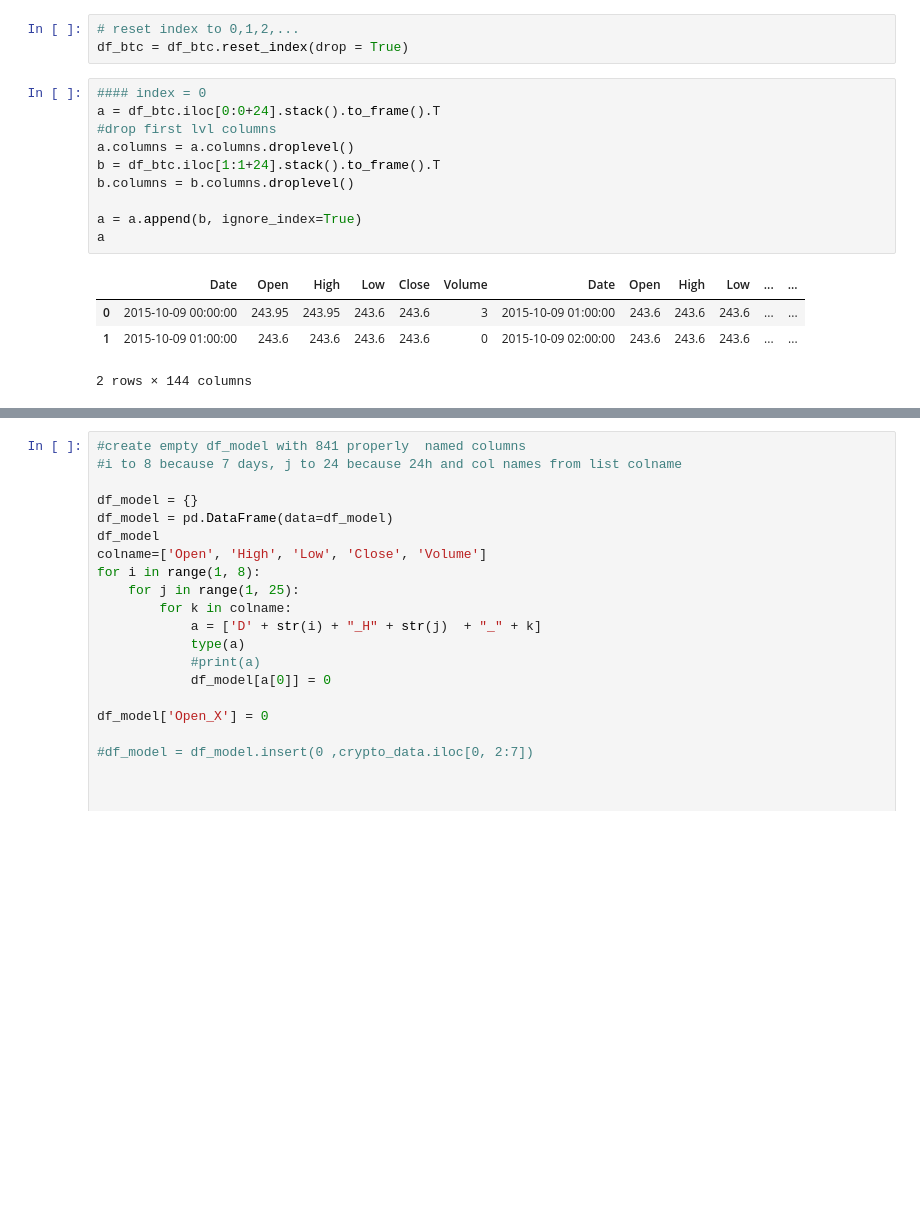
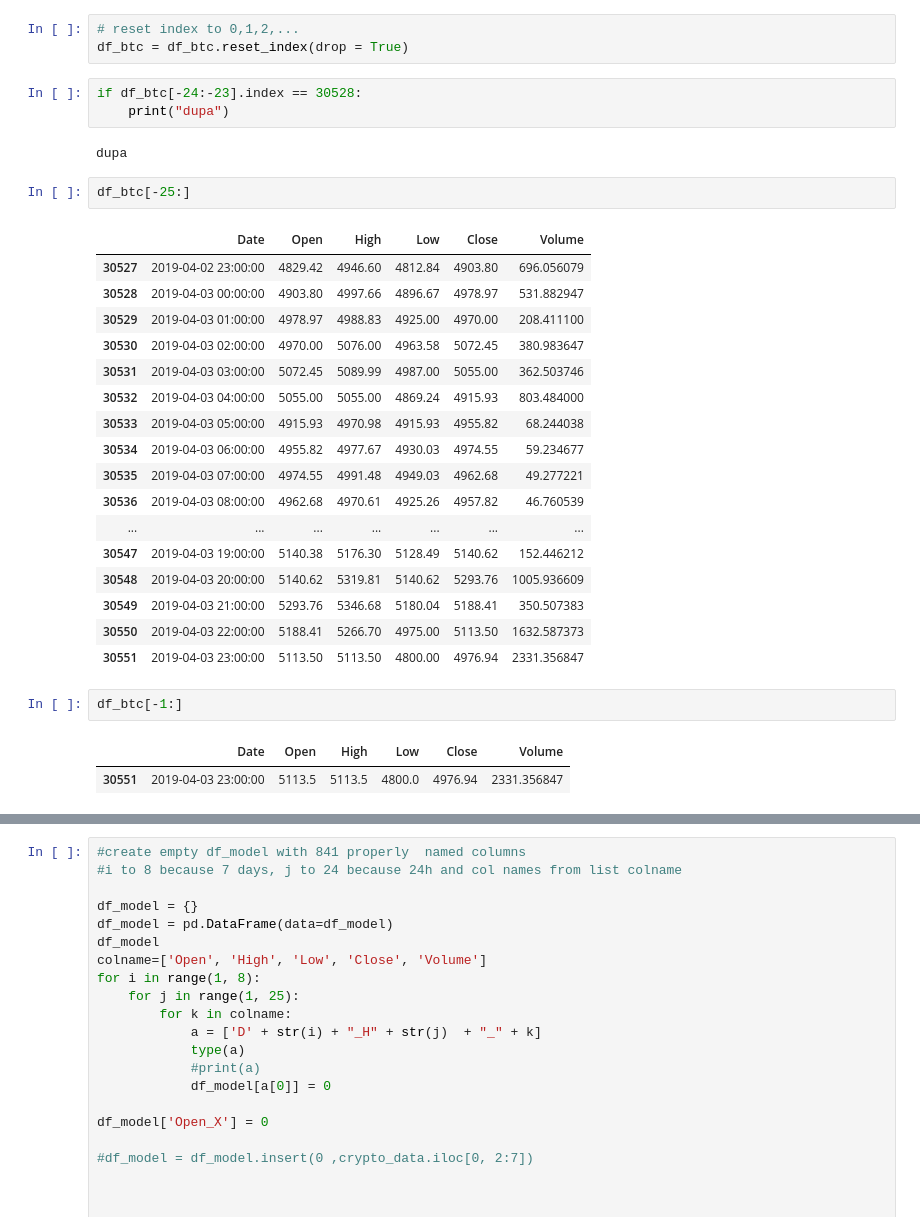
Before and after one commit to Nexil221/BSc-project, a Jupyter notebook: rf1.ipynb, the cells around one changed output, grey strips where cells are left out. Saved outputs shown, nothing was run; the diff lists cells and outputs as text; blank space fills up the shorter version.

```diff
--- a/rf1.ipynb
+++ b/rf1.ipynb
@@ -142,21 +142,36 @@ df_btc.shape[0]/24
 # %%
 # reset index to 0,1,2,...
 df_btc = df_btc.reset_index(drop = True)
-# %%
-#### index = 0
-a = df_btc.iloc[0:0+24].stack().to_frame().T
-#drop first lvl columns
-a.columns = a.columns.droplevel()
-b = df_btc.iloc[1:1+24].stack().to_frame().T
-b.columns = b.columns.droplevel()
-
-a = a.append(b, ignore_index=True)
-a
-# %% [output]
-|  | Date | Open | High | Low | Close | Volume | Date | Open | High | Low | ... | ... |
-| 0 | 2015-10-09 00:00:00 | 243.95 | 243.95 | 243.6 | 243.6 | 3 | 2015-10-09 01:00:00 | 243.6 | 243.6 | 243.6 | ... | ... |
-| 1 | 2015-10-09 01:00:00 | 243.6 | 243.6 | 243.6 | 243.6 | 0 | 2015-10-09 02:00:00 | 243.6 | 243.6 | 243.6 | ... | ... |
-2 rows × 144 columns
+# %%
+if df_btc[-24:-23].index == 30528:
+    print("dupa")
+# %% [output]
+dupa
+# %%
+df_btc[-25:]
+# %% [output]
+|  | Date | Open | High | Low | Close | Volume |
+| 30527 | 2019-04-02 23:00:00 | 4829.42 | 4946.60 | 4812.84 | 4903.80 | 696.056079 |
+| 30528 | 2019-04-03 00:00:00 | 4903.80 | 4997.66 | 4896.67 | 4978.97 | 531.882947 |
+| 30529 | 2019-04-03 01:00:00 | 4978.97 | 4988.83 | 4925.00 | 4970.00 | 208.411100 |
+| 30530 | 2019-04-03 02:00:00 | 4970.00 | 5076.00 | 4963.58 | 5072.45 | 380.983647 |
+| 30531 | 2019-04-03 03:00:00 | 5072.45 | 5089.99 | 4987.00 | 5055.00 | 362.503746 |
+| 30532 | 2019-04-03 04:00:00 | 5055.00 | 5055.00 | 4869.24 | 4915.93 | 803.484000 |
+| 30533 | 2019-04-03 05:00:00 | 4915.93 | 4970.98 | 4915.93 | 4955.82 | 68.244038 |
+| 30534 | 2019-04-03 06:00:00 | 4955.82 | 4977.67 | 4930.03 | 4974.55 | 59.234677 |
+| 30535 | 2019-04-03 07:00:00 | 4974.55 | 4991.48 | 4949.03 | 4962.68 | 49.277221 |
+| 30536 | 2019-04-03 08:00:00 | 4962.68 | 4970.61 | 4925.26 | 4957.82 | 46.760539 |
+| ... | ... | ... | ... | ... | ... | ... |
+| 30547 | 2019-04-03 19:00:00 | 5140.38 | 5176.30 | 5128.49 | 5140.62 | 152.446212 |
+| 30548 | 2019-04-03 20:00:00 | 5140.62 | 5319.81 | 5140.62 | 5293.76 | 1005.936609 |
+| 30549 | 2019-04-03 21:00:00 | 5293.76 | 5346.68 | 5180.04 | 5188.41 | 350.507383 |
+| 30550 | 2019-04-03 22:00:00 | 5188.41 | 5266.70 | 4975.00 | 5113.50 | 1632.587373 |
+| 30551 | 2019-04-03 23:00:00 | 5113.50 | 5113.50 | 4800.00 | 4976.94 | 2331.356847 |
+# %%
+df_btc[-1:]
+# %% [output]
+|  | Date | Open | High | Low | Close | Volume |
+| 30551 | 2019-04-03 23:00:00 | 5113.5 | 5113.5 | 4800.0 | 4976.94 | 2331.356847 |
 # %%
 #df_dayrow = df_btc.copy()
 #df_dayrow.drop(df_dayrow.index, inplace=True)
```
Also changed, not shown: parts of 20 cells of this notebook.
